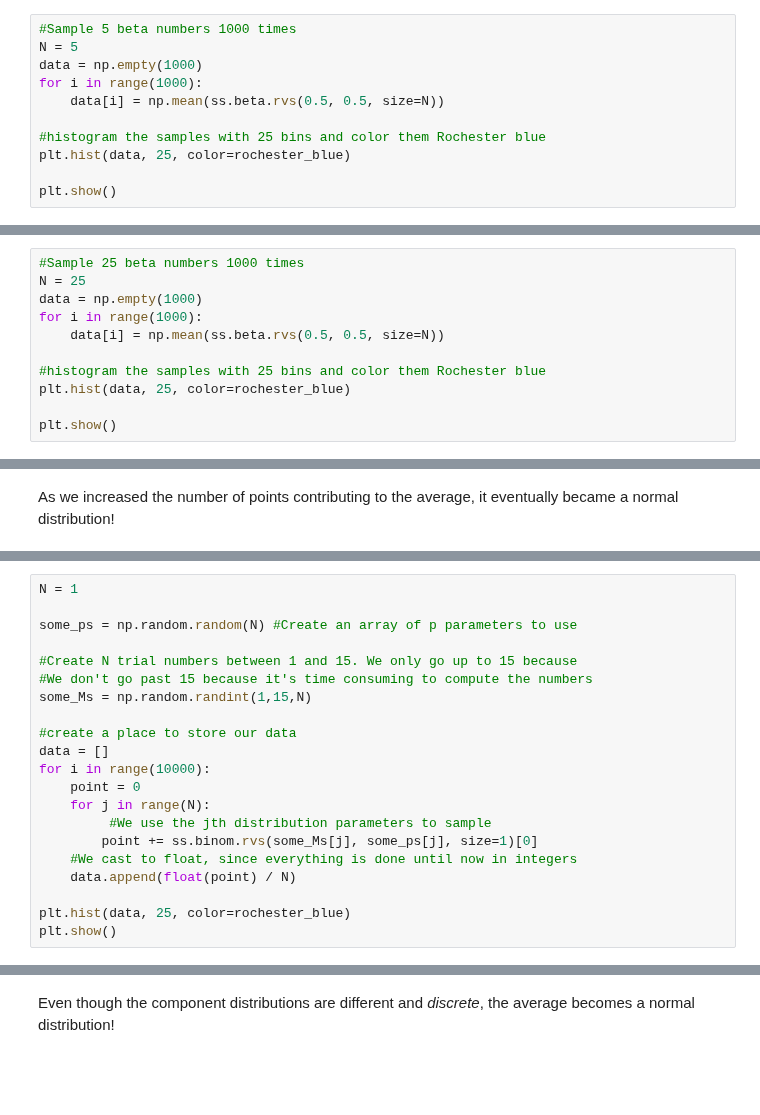
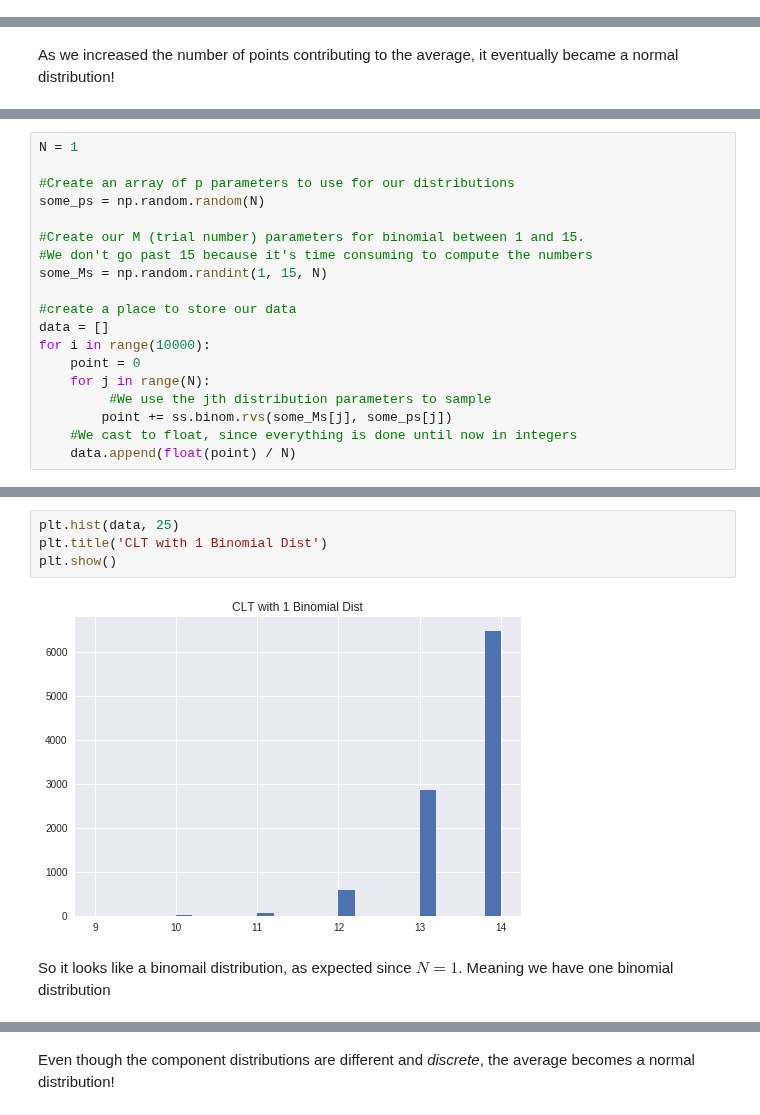
Before and after one commit to whitead/numerical_stats, a Jupyter notebook: unit_8/lectures/lecture_1.ipynb, the cells around one changed output, grey strips where cells are left out. Saved outputs shown, nothing was run; the diff lists cells and outputs as text; blank space fills up the shorter version.

```diff
--- a/unit_8/lectures/lecture_1.ipynb
+++ b/unit_8/lectures/lecture_1.ipynb
@@ -68,11 +108,0 @@ plt.show()
-# %%
-#Sample 5 beta numbers 1000 times
-N = 5
-data = np.empty(1000)
-for i in range(1000):
-    data[i] = np.mean(ss.beta.rvs(0.5, 0.5, size=N))
-
-#histogram the samples with 25 bins and color them Rochester blue
-plt.hist(data, 25, color=rochester_blue)
-
-plt.show()
@@ -81,11 +108,0 @@ plt.show()
-# %%
-#Sample 25 beta numbers 1000 times
-N = 25
-data = np.empty(1000)
-for i in range(1000):
-    data[i] = np.mean(ss.beta.rvs(0.5, 0.5, size=N))
-
-#histogram the samples with 25 bins and color them Rochester blue
-plt.hist(data, 25, color=rochester_blue)
-
-plt.show()
@@ -101,11 +123,12 @@ Consider sampling from a set of binomial distribututions and taking the average
 # %%
 N = 1
 
-some_ps = np.random.random(N) #Create an array of p parameters to use
+#Create an array of p parameters to use for our distributions
+some_ps = np.random.random(N)
 
-#Create N trial numbers between 1 and 15. We only go up to 15 because
+#Create our M (trial number) parameters for binomial between 1 and 15.
 #We don't go past 15 because it's time consuming to compute the numbers
-some_Ms = np.random.randint(1,15,N)
+some_Ms = np.random.randint(1, 15, N)
 
 #create a place to store our data
 data = []
@@ -113,9 +136,6 @@ for i in range(10000):
     point = 0
     for j in range(N):
          #We use the jth distribution parameters to sample
-        point += ss.binom.rvs(some_Ms[j], some_ps[j], size=1)[0]
+        point += ss.binom.rvs(some_Ms[j], some_ps[j])
     #We cast to float, since everything is done until now in integers
     data.append(float(point) / N)
-
-plt.hist(data, 25, color=rochester_blue)
-plt.show()
@@ -124,3 +142,11 @@ plt.show()
+# %%
+plt.hist(data, 25)
+plt.title('CLT with 1 Binomial Dist')
+plt.show()
+# %% [output]
+[figure, added]
+# %% [markdown]
+So it looks like a binomail distribution, as expected since $N = 1$. Meaning we have one binomial distribution
 # %%
 N = 5
 
```
Also changed, not shown: parts of 56 cells of this notebook.
